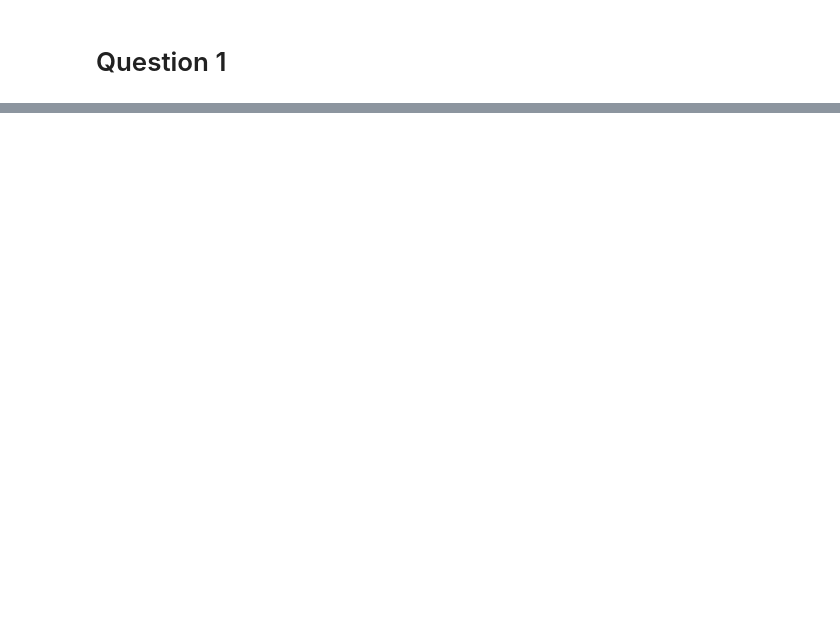
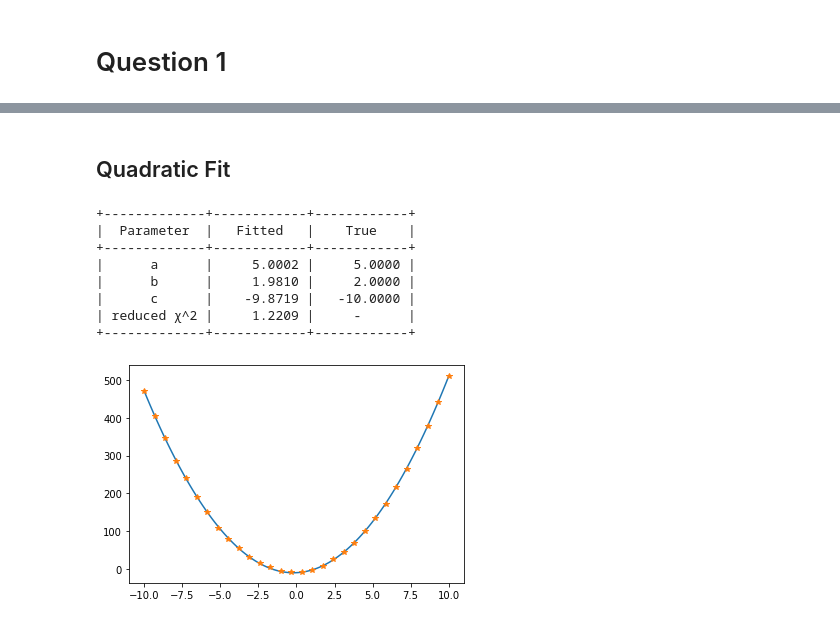
Before and after one commit to JamesPeters98/Stats-Workshops, a Jupyter notebook: Workshop 3/Notebook.ipynb, the cells around one changed output, grey strips where cells are left out. Cells and saved outputs as stored; diff of their text form; code cells hidden in the pictures; blank space fills up the shorter version.

```diff
--- a/Workshop 3/Notebook.ipynb
+++ b/Workshop 3/Notebook.ipynb
@@ -99,0 +161,58 @@ These four histograms show the Irwin–Hall distribution. The first is uniform,
+# %% [markdown]
+## Quadratic Fit
+# %%
+# generate data
+a=5 # x^2 parameter
+b=2 # x parameter
+c=-10 # true intercept
+n=30 # number of points
+
+# define a model for fitting and plotting below
+def quadratic_model(x,a,b,c):
+    """Linear function, 1st arg = array of x, 2nd gradient, 3rd intercept"""
+    return a*x**2+b*x+c
+
+# make data to fit
+x = np.linspace(-10,10,n) # n points equally spaced from 0 to 10
+y_true = quadratic_model(x,a,b,c) # true y values
+y_err = np.ones(n)*1.5 # constant errors on each point
+y = y_true + y_err*norm.rvs(size=n) # add a random error to each point: this is the "measured" data
+
+a_fit = 0. # first guess of m
+b_fit = 0. # first guess of m
+c_fit = 0. # first guess of c
+
+# use curve_fit to fit the data to the function provided
+# and optmise to the closest set of parameters
+# input is the function to be fitted, x,y,sigma for data and the first guess values of the parameters
+# output is: popt = best solution, pcov = covariance matrix
+popt, pcov = curve_fit(quadratic_model,x,y,sigma=y_err,p0=[a_fit,b_fit,c_fit])
+(a_fit,b_fit,c_fit) = popt
+
+# cacluate the chi2 = sum ((y_data - y_fit)/y_err)**2
+chi2 = np.sum( ((y-quadratic_model(x,a_fit,b_fit,c_fit))/y_err)**2 )
+rchi2 = chi2/(n-2)
+
+table = PrettyTable(['Parameter','Fitted','True'])
+table.add_row(["a","{0:10.4f}".format(a_fit),"{0:10.4f}".format(a)])
+table.add_row(["b","{0:10.4f}".format(b_fit),"{0:10.4f}".format(b)])
+table.add_row(["c","{0:10.4f}".format(c_fit),"{0:10.4f}".format(c)])
+table.add_row(["reduced \u03C7^2","{0:10.4f}".format(rchi2),"-"])
+print(table)
+
+# plot data and fitted line
+xplot = np.linspace(-10,10,100) # 100 points equally spaced from 0 to 10
+yplot = quadratic_model(xplot,a_fit,b_fit,c_fit)
+plt.plot(xplot,yplot)
+plt.errorbar(x,y,y_err,fmt='*')
+plt.show()
+# %% [output]
++-------------+------------+------------+
+|  Parameter  |   Fitted   |    True    |
++-------------+------------+------------+
+|      a      |     5.0002 |     5.0000 |
+|      b      |     1.9810 |     2.0000 |
+|      c      |    -9.8719 |   -10.0000 |
+| reduced χ^2 |     1.2209 |     -      |
++-------------+------------+------------+
+[figure, added]
```
Also changed, not shown: parts of 6 cells of this notebook, 1 other file.
